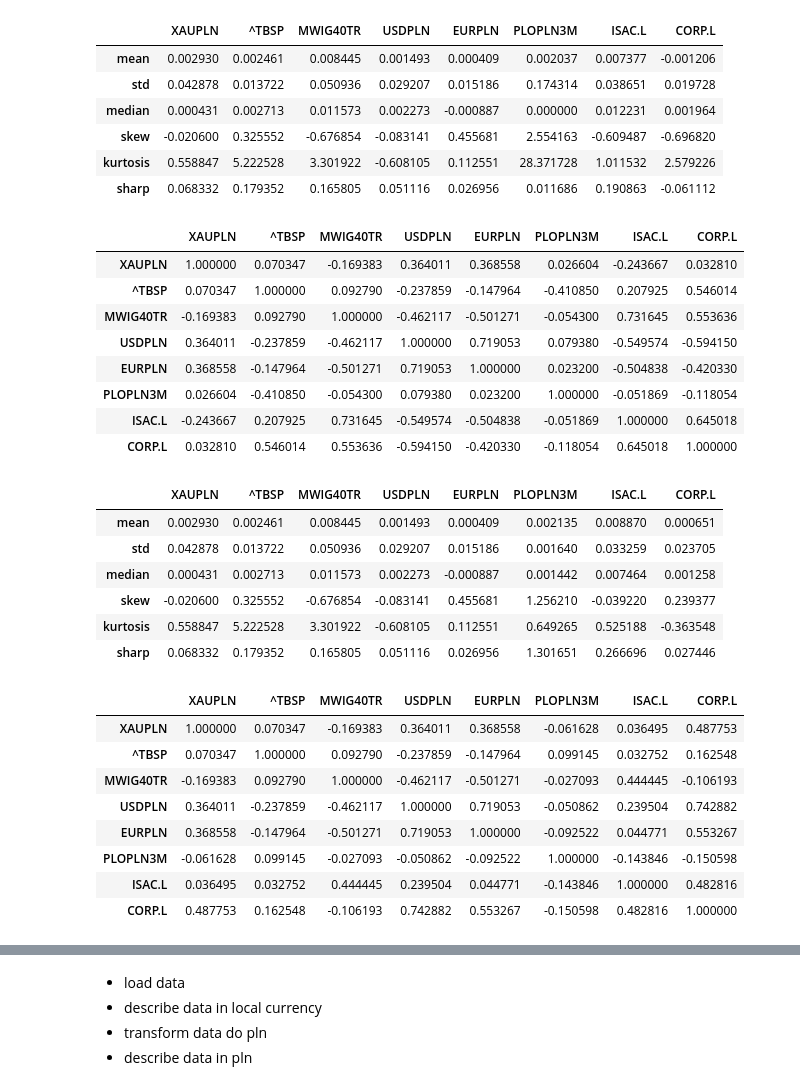
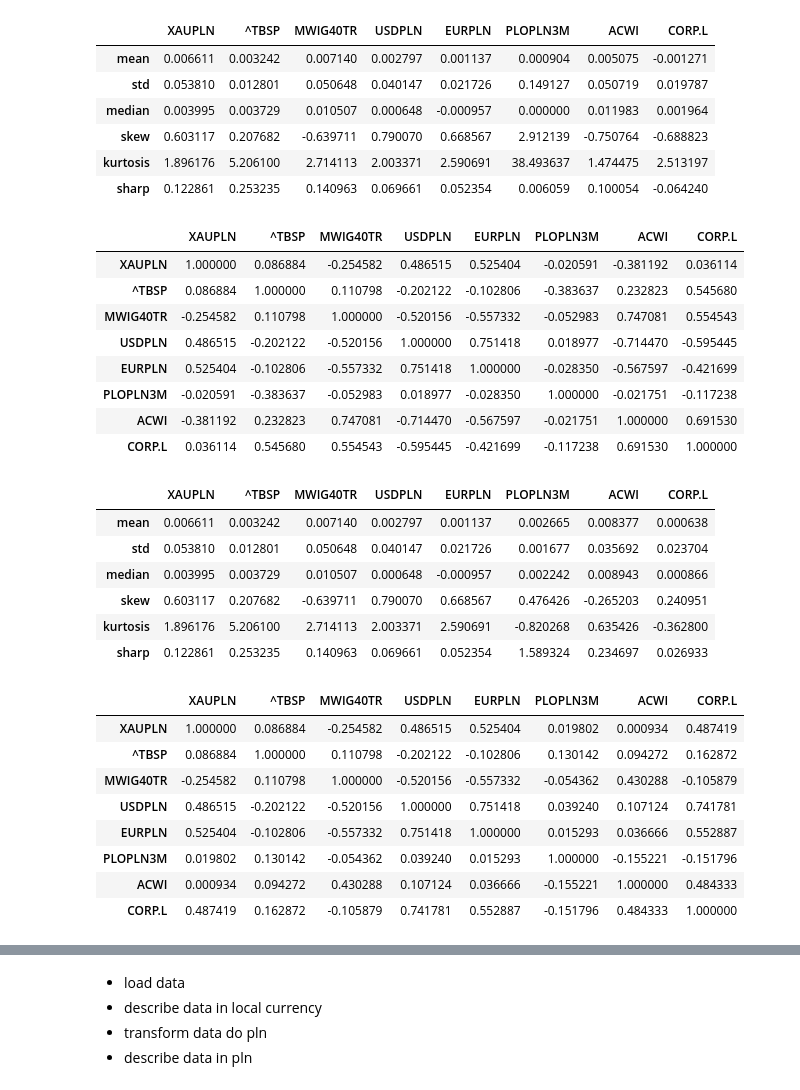
Before and after one commit to msz13/Goal-Based-Investing, a Jupyter notebook: esg/preproccessing.ipynb, the cells around one changed output, grey strips where cells are left out. Cells and saved outputs as stored; diff of their text form; code cells hidden in the pictures.

```diff
--- a/esg/preproccessing.ipynb
+++ b/esg/preproccessing.ipynb
@@ -13,7 +13,7 @@ import riskfolio as rp
 from scipy.stats import multivariate_normal
 # %%
 def loadStooqData(ticker: str,start, frequency='d'):
-    url = f'https://stooq.pl/q/d/l/?s={ticker}&i=d'
+    url = f'https://stooq.pl/q/d/l/?s={ticker}&i={frequency}'
     response = requests.get(url)
     data = pd.read_csv(StringIO(response.text))
     data.set_index('Data', inplace=True)
@@ -45,14 +45,14 @@ def beta(X, Y):
     #B = inv @ XY_sub
     return  XY_cov
 # %%
-yahoo_tickers = ['ISAC.L', 'CORP.L']
+yahoo_tickers = ['ACWI', 'CORP.L']
 
 stooq_tickers = ['XAUPLN', '^TBSP', 'MWIG40TR', 'USDPLN', 'EURPLN', 'PLOPLN3M']
 
 #na przyszłość EAFA,EEM,ACWI
 # %%
 base_prices = pd.DataFrame({})
-start = '2012-06-01'
+start = '2008-01-01'
 
 for ticker in stooq_tickers:
     base_prices[ticker] = loadStooqData(ticker,start)
@@ -68,53 +68,53 @@ monthly_base_prices = base_prices.resample('m').last()
 monthly_base_returns = np.log(monthly_base_prices/monthly_base_prices.shift(1))
 assets_performance(monthly_base_returns)
 # %% [output]
-|  | XAUPLN | ^TBSP | MWIG40TR | USDPLN | EURPLN | PLOPLN3M | ISAC.L | CORP.L |
-| mean | 0.002930 | 0.002461 | 0.008445 | 0.001493 | 0.000409 | 0.002037 | 0.007377 | -0.001206 |
-| std | 0.042878 | 0.013722 | 0.050936 | 0.029207 | 0.015186 | 0.174314 | 0.038651 | 0.019728 |
-| median | 0.000431 | 0.002713 | 0.011573 | 0.002273 | -0.000887 | 0.000000 | 0.012231 | 0.001964 |
-| skew | -0.020600 | 0.325552 | -0.676854 | -0.083141 | 0.455681 | 2.554163 | -0.609487 | -0.696820 |
-| kurtosis | 0.558847 | 5.222528 | 3.301922 | -0.608105 | 0.112551 | 28.371728 | 1.011532 | 2.579226 |
-| sharp | 0.068332 | 0.179352 | 0.165805 | 0.051116 | 0.026956 | 0.011686 | 0.190863 | -0.061112 |
+|  | XAUPLN | ^TBSP | MWIG40TR | USDPLN | EURPLN | PLOPLN3M | ACWI | CORP.L |
+| mean | 0.006611 | 0.003242 | 0.007140 | 0.002797 | 0.001137 | 0.000904 | 0.005075 | -0.001271 |
+| std | 0.053810 | 0.012801 | 0.050648 | 0.040147 | 0.021726 | 0.149127 | 0.050719 | 0.019787 |
+| median | 0.003995 | 0.003729 | 0.010507 | 0.000648 | -0.000957 | 0.000000 | 0.011983 | 0.001964 |
+| skew | 0.603117 | 0.207682 | -0.639711 | 0.790070 | 0.668567 | 2.912139 | -0.750764 | -0.688823 |
+| kurtosis | 1.896176 | 5.206100 | 2.714113 | 2.003371 | 2.590691 | 38.493637 | 1.474475 | 2.513197 |
+| sharp | 0.122861 | 0.253235 | 0.140963 | 0.069661 | 0.052354 | 0.006059 | 0.100054 | -0.064240 |
 # %%
 monthly_base_returns.corr()
 # %% [output]
-|  | XAUPLN | ^TBSP | MWIG40TR | USDPLN | EURPLN | PLOPLN3M | ISAC.L | CORP.L |
-| XAUPLN | 1.000000 | 0.070347 | -0.169383 | 0.364011 | 0.368558 | 0.026604 | -0.243667 | 0.032810 |
-| ^TBSP | 0.070347 | 1.000000 | 0.092790 | -0.237859 | -0.147964 | -0.410850 | 0.207925 | 0.546014 |
-| MWIG40TR | -0.169383 | 0.092790 | 1.000000 | -0.462117 | -0.501271 | -0.054300 | 0.731645 | 0.553636 |
-| USDPLN | 0.364011 | -0.237859 | -0.462117 | 1.000000 | 0.719053 | 0.079380 | -0.549574 | -0.594150 |
-| EURPLN | 0.368558 | -0.147964 | -0.501271 | 0.719053 | 1.000000 | 0.023200 | -0.504838 | -0.420330 |
-| PLOPLN3M | 0.026604 | -0.410850 | -0.054300 | 0.079380 | 0.023200 | 1.000000 | -0.051869 | -0.118054 |
-| ISAC.L | -0.243667 | 0.207925 | 0.731645 | -0.549574 | -0.504838 | -0.051869 | 1.000000 | 0.645018 |
-| CORP.L | 0.032810 | 0.546014 | 0.553636 | -0.594150 | -0.420330 | -0.118054 | 0.645018 | 1.000000 |
+|  | XAUPLN | ^TBSP | MWIG40TR | USDPLN | EURPLN | PLOPLN3M | ACWI | CORP.L |
+| XAUPLN | 1.000000 | 0.086884 | -0.254582 | 0.486515 | 0.525404 | -0.020591 | -0.381192 | 0.036114 |
+| ^TBSP | 0.086884 | 1.000000 | 0.110798 | -0.202122 | -0.102806 | -0.383637 | 0.232823 | 0.545680 |
+| MWIG40TR | -0.254582 | 0.110798 | 1.000000 | -0.520156 | -0.557332 | -0.052983 | 0.747081 | 0.554543 |
+| USDPLN | 0.486515 | -0.202122 | -0.520156 | 1.000000 | 0.751418 | 0.018977 | -0.714470 | -0.595445 |
+| EURPLN | 0.525404 | -0.102806 | -0.557332 | 0.751418 | 1.000000 | -0.028350 | -0.567597 | -0.421699 |
+| PLOPLN3M | -0.020591 | -0.383637 | -0.052983 | 0.018977 | -0.028350 | 1.000000 | -0.021751 | -0.117238 |
+| ACWI | -0.381192 | 0.232823 | 0.747081 | -0.714470 | -0.567597 | -0.021751 | 1.000000 | 0.691530 |
+| CORP.L | 0.036114 | 0.545680 | 0.554543 | -0.595445 | -0.421699 | -0.117238 | 0.691530 | 1.000000 |
 # %%
 #calculate pln returns
 pln_prices = monthly_base_prices
-pln_prices['ISAC.L'] = monthly_base_prices['ISAC.L'] * monthly_base_prices['USDPLN']
+pln_prices['ACWI'] = monthly_base_prices['ACWI'] * monthly_base_prices['USDPLN']
 pln_prices['CORP.L'] = monthly_base_prices['CORP.L'] * monthly_base_prices['USDPLN']
 pln_returns = np.log(pln_prices/pln_prices.shift(1))
 pln_returns['PLOPLN3M'] = pln_prices['PLOPLN3M'] / 100 / 12
 assets_performance(pln_returns)
 # %% [output]
-|  | XAUPLN | ^TBSP | MWIG40TR | USDPLN | EURPLN | PLOPLN3M | ISAC.L | CORP.L |
-| mean | 0.002930 | 0.002461 | 0.008445 | 0.001493 | 0.000409 | 0.002135 | 0.008870 | 0.000651 |
-| std | 0.042878 | 0.013722 | 0.050936 | 0.029207 | 0.015186 | 0.001640 | 0.033259 | 0.023705 |
-| median | 0.000431 | 0.002713 | 0.011573 | 0.002273 | -0.000887 | 0.001442 | 0.007464 | 0.001258 |
-| skew | -0.020600 | 0.325552 | -0.676854 | -0.083141 | 0.455681 | 1.256210 | -0.039220 | 0.239377 |
-| kurtosis | 0.558847 | 5.222528 | 3.301922 | -0.608105 | 0.112551 | 0.649265 | 0.525188 | -0.363548 |
-| sharp | 0.068332 | 0.179352 | 0.165805 | 0.051116 | 0.026956 | 1.301651 | 0.266696 | 0.027446 |
+|  | XAUPLN | ^TBSP | MWIG40TR | USDPLN | EURPLN | PLOPLN3M | ACWI | CORP.L |
+| mean | 0.006611 | 0.003242 | 0.007140 | 0.002797 | 0.001137 | 0.002665 | 0.008377 | 0.000638 |
+| std | 0.053810 | 0.012801 | 0.050648 | 0.040147 | 0.021726 | 0.001677 | 0.035692 | 0.023704 |
+| median | 0.003995 | 0.003729 | 0.010507 | 0.000648 | -0.000957 | 0.002242 | 0.008943 | 0.000866 |
+| skew | 0.603117 | 0.207682 | -0.639711 | 0.790070 | 0.668567 | 0.476426 | -0.265203 | 0.240951 |
+| kurtosis | 1.896176 | 5.206100 | 2.714113 | 2.003371 | 2.590691 | -0.820268 | 0.635426 | -0.362800 |
+| sharp | 0.122861 | 0.253235 | 0.140963 | 0.069661 | 0.052354 | 1.589324 | 0.234697 | 0.026933 |
 # %%
 pln_returns.corr()
 # %% [output]
-|  | XAUPLN | ^TBSP | MWIG40TR | USDPLN | EURPLN | PLOPLN3M | ISAC.L | CORP.L |
-| XAUPLN | 1.000000 | 0.070347 | -0.169383 | 0.364011 | 0.368558 | -0.061628 | 0.036495 | 0.487753 |
-| ^TBSP | 0.070347 | 1.000000 | 0.092790 | -0.237859 | -0.147964 | 0.099145 | 0.032752 | 0.162548 |
-| MWIG40TR | -0.169383 | 0.092790 | 1.000000 | -0.462117 | -0.501271 | -0.027093 | 0.444445 | -0.106193 |
-| USDPLN | 0.364011 | -0.237859 | -0.462117 | 1.000000 | 0.719053 | -0.050862 | 0.239504 | 0.742882 |
-| EURPLN | 0.368558 | -0.147964 | -0.501271 | 0.719053 | 1.000000 | -0.092522 | 0.044771 | 0.553267 |
-| PLOPLN3M | -0.061628 | 0.099145 | -0.027093 | -0.050862 | -0.092522 | 1.000000 | -0.143846 | -0.150598 |
-| ISAC.L | 0.036495 | 0.032752 | 0.444445 | 0.239504 | 0.044771 | -0.143846 | 1.000000 | 0.482816 |
-| CORP.L | 0.487753 | 0.162548 | -0.106193 | 0.742882 | 0.553267 | -0.150598 | 0.482816 | 1.000000 |
+|  | XAUPLN | ^TBSP | MWIG40TR | USDPLN | EURPLN | PLOPLN3M | ACWI | CORP.L |
+| XAUPLN | 1.000000 | 0.086884 | -0.254582 | 0.486515 | 0.525404 | 0.019802 | 0.000934 | 0.487419 |
+| ^TBSP | 0.086884 | 1.000000 | 0.110798 | -0.202122 | -0.102806 | 0.130142 | 0.094272 | 0.162872 |
+| MWIG40TR | -0.254582 | 0.110798 | 1.000000 | -0.520156 | -0.557332 | -0.054362 | 0.430288 | -0.105879 |
+| USDPLN | 0.486515 | -0.202122 | -0.520156 | 1.000000 | 0.751418 | 0.039240 | 0.107124 | 0.741781 |
+| EURPLN | 0.525404 | -0.102806 | -0.557332 | 0.751418 | 1.000000 | 0.015293 | 0.036666 | 0.552887 |
+| PLOPLN3M | 0.019802 | 0.130142 | -0.054362 | 0.039240 | 0.015293 | 1.000000 | -0.155221 | -0.151796 |
+| ACWI | 0.000934 | 0.094272 | 0.430288 | 0.107124 | 0.036666 | -0.155221 | 1.000000 | 0.484333 |
+| CORP.L | 0.487419 | 0.162872 | -0.105879 | 0.741781 | 0.552887 | -0.151796 | 0.484333 | 1.000000 |
 # %%
 pln_returns.mean() * 12
 # %% [output]
```
Also changed, not shown: parts of 38 cells of this notebook, 3 other files.
